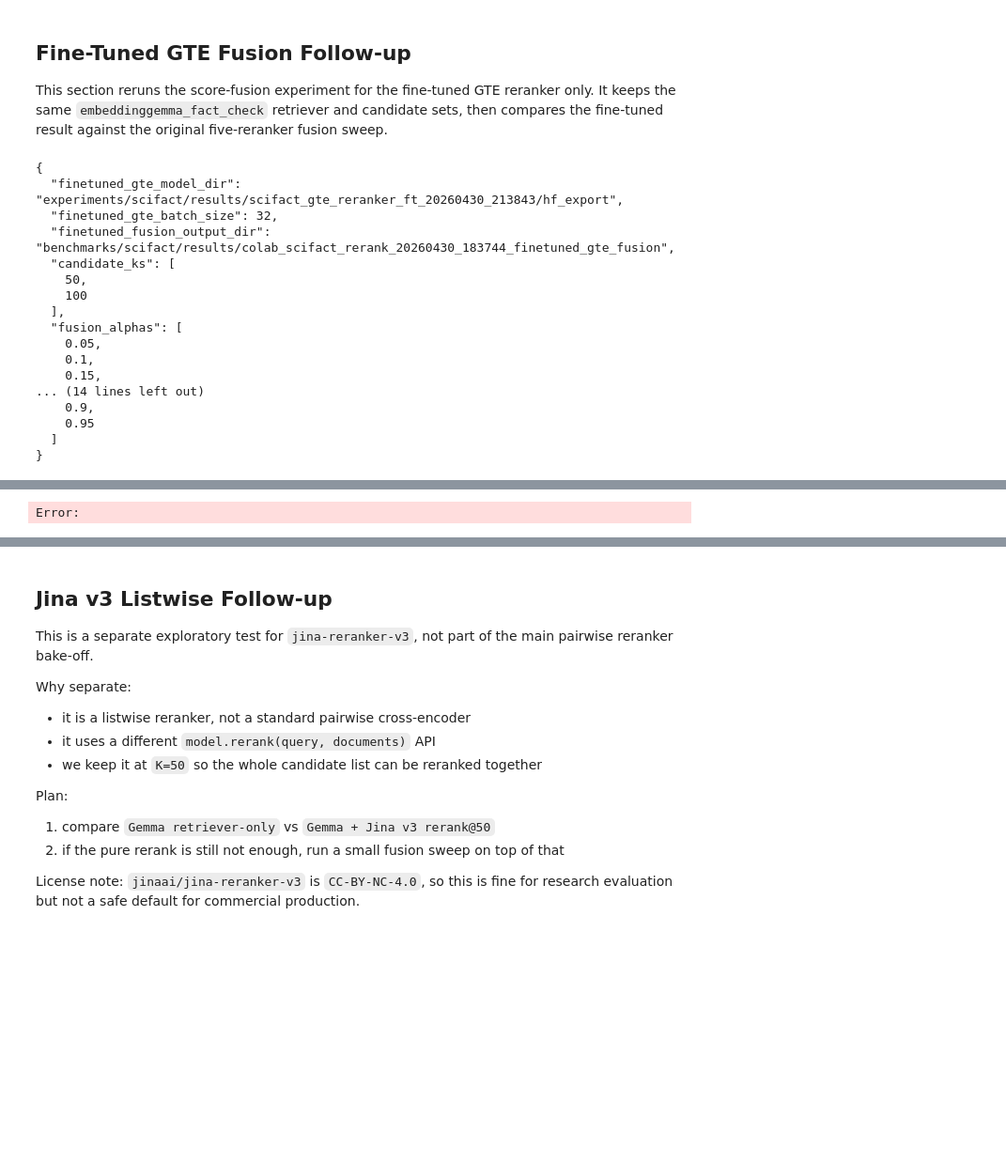
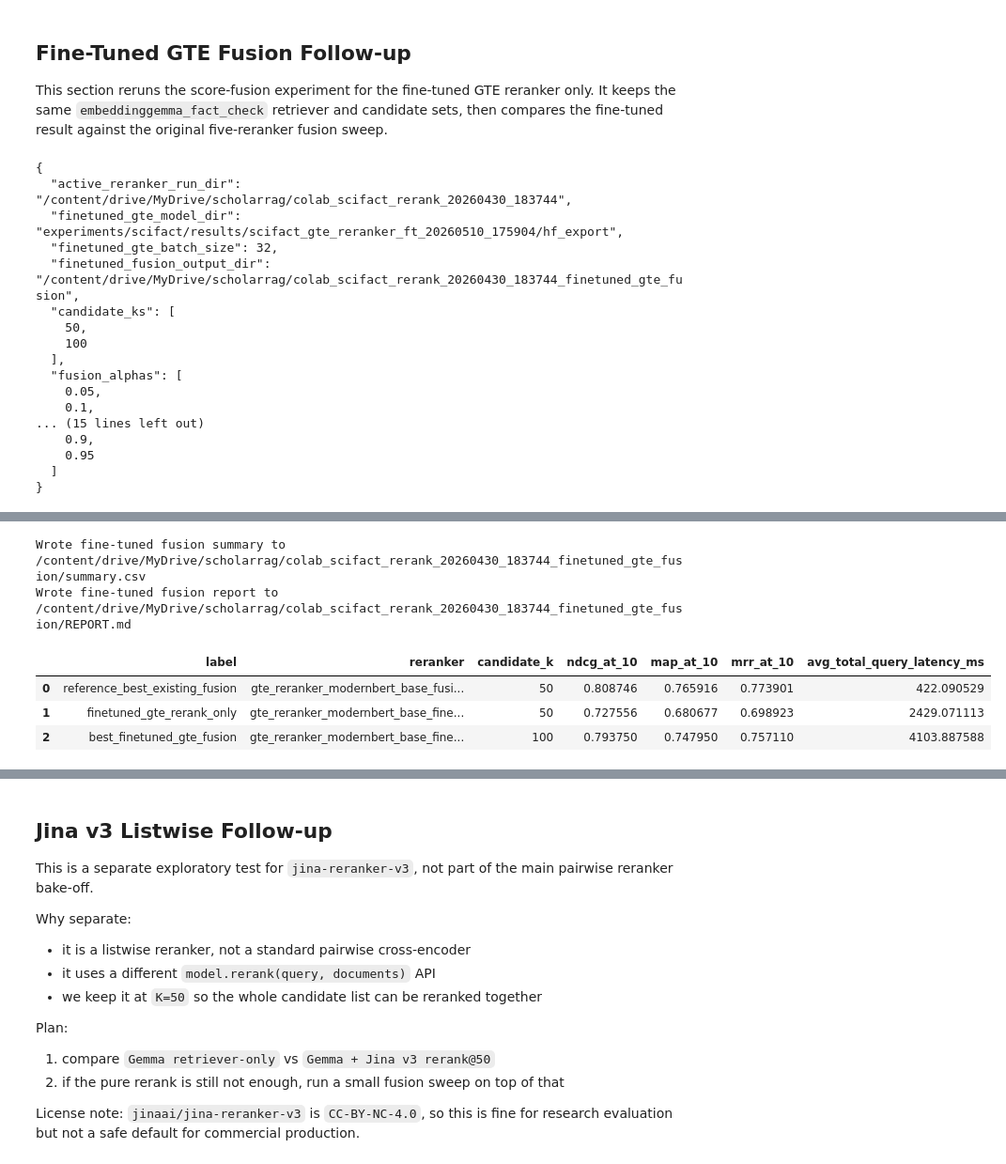
Before and after one commit to Wasiq-Malik/ScholarRAG, a Jupyter notebook: benchmarks/scifact/scifact_reranker_experiment_colab.ipynb, the cells around one changed output, grey strips where cells are left out. Shown at 94% size. Drawn from its saved outputs; the diff is of its cells as text; code cells hidden in the pictures; blank space fills up the shorter version.

```diff
--- a/benchmarks/scifact/scifact_reranker_experiment_colab.ipynb
+++ b/benchmarks/scifact/scifact_reranker_experiment_colab.ipynb
@@ -897,7 +914,7 @@ from pathlib import Path
 import json
 
 # Set this to the hf_export directory produced by the fine-tuning notebook.
-FINETUNED_GTE_MODEL_DIR = Path("experiments/scifact/results/scifact_gte_reranker_ft_20260430_213843/hf_export")
+FINETUNED_GTE_MODEL_DIR = Path("experiments/scifact/results/scifact_gte_reranker_ft_20260510_175904/hf_export")
 FINETUNED_GTE_LABEL = "gte_reranker_modernbert_base_finetuned"
 FINETUNED_GTE_BATCH_SIZE = 32
 FINETUNED_FUSION_OUTPUT_DIR = ACTIVE_RERANKER_RUN_DIR.parent / f"{ACTIVE_RERANKER_RUN_DIR.name}_finetuned_gte_fusion"
@@ -913,9 +930,10 @@ print(json.dumps({
 }, indent=2))
 # %% [output]
 {
-  "finetuned_gte_model_dir": "experiments/scifact/results/scifact_gte_reranker_ft_20260430_213843/hf_export",
+  "active_reranker_run_dir": "/content/drive/MyDrive/scholarrag/colab_scifact_rerank_20260430_183744",
+  "finetuned_gte_model_dir": "experiments/scifact/results/scifact_gte_reranker_ft_20260510_175904/hf_export",
   "finetuned_gte_batch_size": 32,
-  "finetuned_fusion_output_dir": "benchmarks/scifact/results/colab_scifact_rerank_20260430_183744_finetuned_gte_fusion",
+  "finetuned_fusion_output_dir": "/content/drive/MyDrive/scholarrag/colab_scifact_rerank_20260430_183744_finetuned_gte_fusion",
   "candidate_ks": [
     50,
     100
@@ -923,8 +941,7 @@ print(json.dumps({
   "fusion_alphas": [
     0.05,
     0.1,
-    0.15,
-... (14 lines left out)
+... (15 lines left out)
     0.9,
     0.95
   ]
@@ -937,12 +954,36 @@ import numpy as np
 import pandas as pd
 from sentence_transformers import CrossEncoder
 
+required_fusion_helpers = ["load_fusion_context", "run_fusion_for_score_lookup", "finalize_fusion_run"]
+missing_fusion_helpers = [name for name in required_fusion_helpers if name not in globals()]
+if missing_fusion_helpers:
+    raise RuntimeError(
+        "Run the `score-fusion-helpers` cell before this fine-tuned follow-up cell. "
+        f"Missing helpers: {missing_fusion_helpers}"
+    )
+
 if not FINETUNED_GTE_MODEL_DIR.exists():
     raise FileNotFoundError(
         f"Fine-tuned GTE export not found at {FINETUNED_GTE_MODEL_DIR}. Run the fine-tuning notebook and point FINETUNED_GTE_MODEL_DIR to its hf_export directory."
     )
 
-existing_best = fusion_summary[fusion_summary["stage"] == "score_fusion"].sort_values(["ndcg_at_10", "map_at_10"], ascending=[False, False]).iloc[0]
+# Rebuild the file-backed retrieval/reranker context when this section is resumed
+# after a Colab restart without rerunning the original score-fusion section.
+if "FUSION_CONTEXT" not in globals():
+    print("FUSION_CONTEXT not found; rebuilding it from ACTIVE_RERANKER_RUN_DIR.")
+    FUSION_CONTEXT = load_fusion_context()
+
+# Static reference from the earlier 5-reranker fusion sweep. This keeps the fine-tuned
+# follow-up runnable after a Colab restart without reloading/recomputing old fusion outputs.
+REFERENCE_BEST_EXISTING_FUSION = {
+    "reranker_model": "gte_reranker_modernbert_base_fusion_a0.40",
+    "candidate_k": 50,
+    "ndcg_at_10": 0.808746,
+    "map_at_10": 0.765916,
+    "mrr_at_10": 0.773901,
+    "avg_total_query_latency_ms": 422.090529,
+}
+
 ft_model = CrossEncoder(
     str(FINETUNED_GTE_MODEL_DIR),
     num_labels=1,
@@ -999,15 +1040,26 @@ ft_summary, ft_report_path = finalize_fusion_run(
         "experiment_type": "finetuned_gte_score_fusion",
     },
 )
+ft_reranked_best = ft_summary[ft_summary["stage"] == "reranked"].sort_values(["ndcg_at_10", "map_at_10"], ascending=[False, False]).iloc[0]
 ft_best = ft_summary[ft_summary["stage"] == "score_fusion"].sort_values(["ndcg_at_10", "map_at_10"], ascending=[False, False]).iloc[0]
 comparison_table = pd.DataFrame([
     {
-        "label": "best_existing_fusion",
-        "reranker": existing_best["reranker_model"],
-        "candidate_k": int(existing_best["candidate_k"]),
-        "ndcg_at_10": float(existing_best["ndcg_at_10"]),
-        "map_at_10": float(existing_best["map_at_10"]),
-        "avg_total_query_latency_ms": float(existing_best["avg_total_query_latency_ms"]),
+        "label": "reference_best_existing_fusion",
+        "reranker": REFERENCE_BEST_EXISTING_FUSION["reranker_model"],
+        "candidate_k": int(REFERENCE_BEST_EXISTING_FUSION["candidate_k"]),
+        "ndcg_at_10": float(REFERENCE_BEST_EXISTING_FUSION["ndcg_at_10"]),
+        "map_at_10": float(REFERENCE_BEST_EXISTING_FUSION["map_at_10"]),
+        "mrr_at_10": float(REFERENCE_BEST_EXISTING_FUSION["mrr_at_10"]),
+        "avg_total_query_latency_ms": float(REFERENCE_BEST_EXISTING_FUSION["avg_total_query_latency_ms"]),
+    },
+    {
+        "label": "finetuned_gte_rerank_only",
+        "reranker": ft_reranked_best["reranker_model"],
+        "candidate_k": int(ft_reranked_best["candidate_k"]),
+        "ndcg_at_10": float(ft_reranked_best["ndcg_at_10"]),
+        "map_at_10": float(ft_reranked_best["map_at_10"]),
+        "mrr_at_10": float(ft_reranked_best["mrr_at_10"]),
+        "avg_total_query_latency_ms": float(ft_reranked_best["avg_total_query_latency_ms"]),
     },
     {
         "label": "best_finetuned_gte_fusion",
@@ -1015,6 +1067,7 @@ comparison_table = pd.DataFrame([
         "candidate_k": int(ft_best["candidate_k"]),
         "ndcg_at_10": float(ft_best["ndcg_at_10"]),
         "map_at_10": float(ft_best["map_at_10"]),
+        "mrr_at_10": float(ft_best["mrr_at_10"]),
         "avg_total_query_latency_ms": float(ft_best["avg_total_query_latency_ms"]),
     },
 ])
@@ -1026,4 +1079,9 @@ W0430 22:09:40.257000 17749 torch/_inductor/utils.py:1679] [1/0_1] Not enough SM
-Error:
+Wrote fine-tuned fusion summary to /content/drive/MyDrive/scholarrag/colab_scifact_rerank_20260430_183744_finetuned_gte_fusion/summary.csv
+Wrote fine-tuned fusion report to /content/drive/MyDrive/scholarrag/colab_scifact_rerank_20260430_183744_finetuned_gte_fusion/REPORT.md
+|  | label | reranker | candidate_k | ndcg_at_10 | map_at_10 | mrr_at_10 | avg_total_query_latency_ms |
+| 0 | reference_best_existing_fusion | gte_reranker_modernbert_base_fusi... | 50 | 0.808746 | 0.765916 | 0.773901 | 422.090529 |
+| 1 | finetuned_gte_rerank_only | gte_reranker_modernbert_base_fine... | 50 | 0.727556 | 0.680677 | 0.698923 | 2429.071113 |
+| 2 | best_finetuned_gte_fusion | gte_reranker_modernbert_base_fine... | 100 | 0.793750 | 0.747950 | 0.757110 | 4103.887588 |
 # %%
 render_alpha_sweep_plots(
     summary_path=FINETUNED_FUSION_OUTPUT_DIR / "summary.csv",
```
Also changed, not shown: parts of 7 cells of this notebook, 2 other files.
